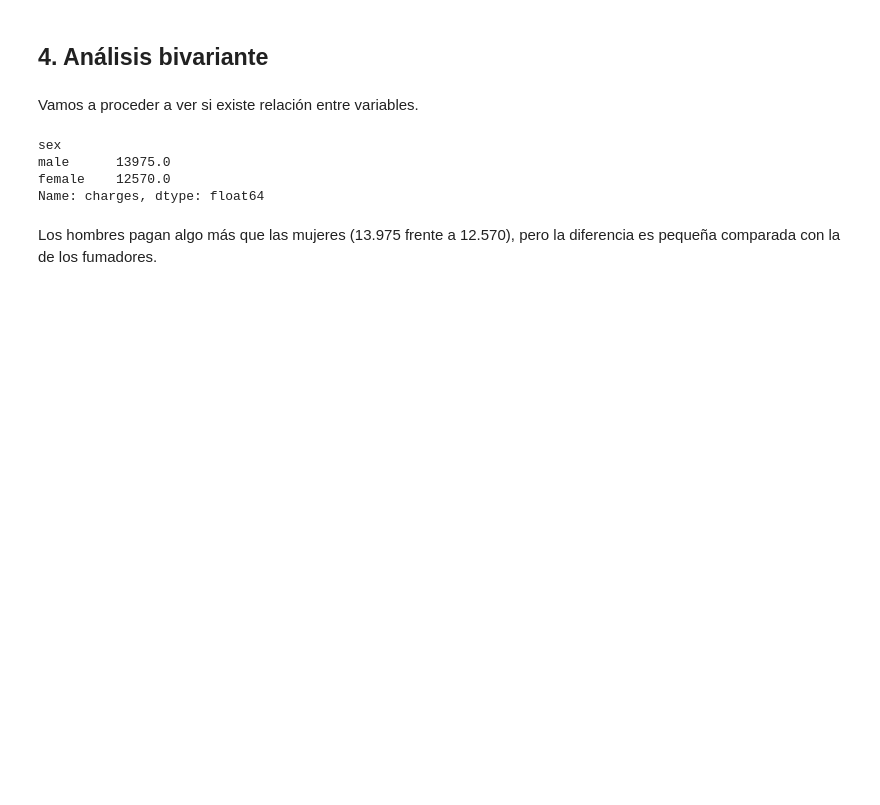
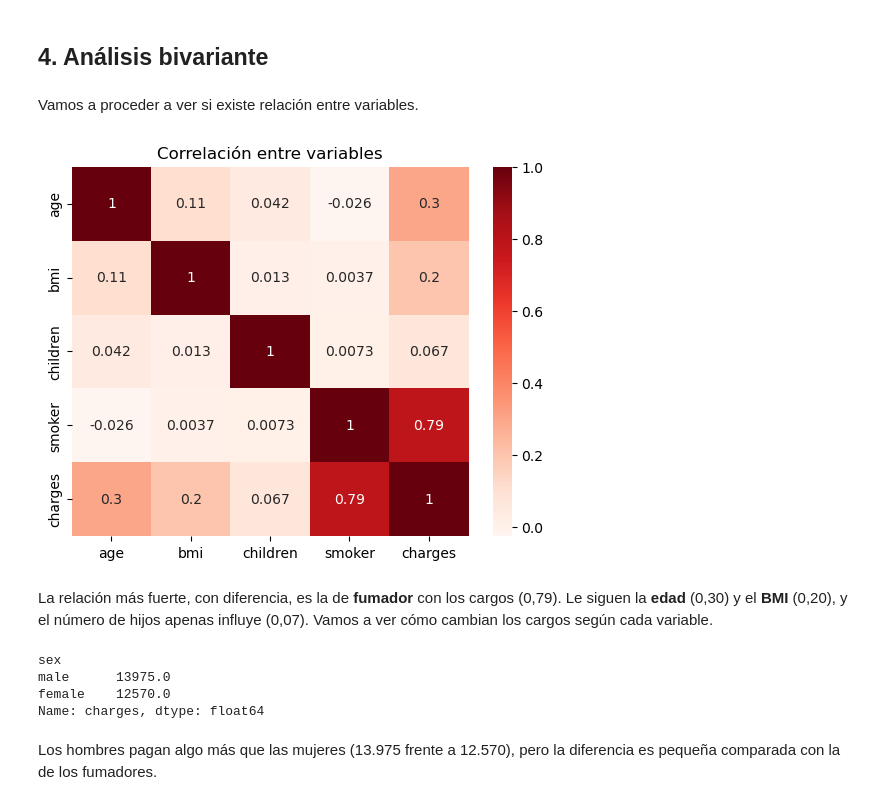
Before and after one commit to fernanditomartinez85/INSURANCE, a Jupyter notebook: Practica_final_pyspark_Fer_mez_FINAL.ipynb, the cells around one changed output. Saved outputs shown, nothing was run; the diff lists cells and outputs as text; code cells hidden in the pictures; blank space fills up the shorter version.

Commit message:
Correlación al inicio del bivariante (fumador como 1/0, justificado por la tarta) y texto del BMI más corto
Co-Authored-By: Claude Opus 5.5 <noreply@anthropic.com>

```diff
--- a/Practica_final_pyspark_Fer_mez_FINAL.ipynb
+++ b/Practica_final_pyspark_Fer_mez_FINAL.ipynb
@@ -222,6 +208,21 @@ La gran mayoría de los clientes está en el primer tramo, por debajo de unos 13
 ## 4. Análisis bivariante
 # %% [markdown]
 Vamos a proceder a ver si existe relación entre variables.
+# %%
+#En la tarta vimos que smoker solo tiene dos valores (yes/no): lo ponemos como 1 (fuma)
+#o 0 (no fuma) para poder incluirlo en la correlación
+df_num = df.copy()
+df_num['smoker'] = (df_num['smoker'] == 'yes').astype(int)
+
+#Correlación entre variables
+matriz_corr = df_num.corr().to_pandas()
+sns.heatmap(matriz_corr, annot=True, cmap='Reds')
+plt.title('Correlación entre variables')
+plt.show()
+# %% [output]
+[figure, added]
+# %% [markdown]
+La relación más fuerte, con diferencia, es la de **fumador** con los cargos (0,79). Le siguen la **edad** (0,30) y el **BMI** (0,20), y el número de hijos apenas influye (0,07). Vamos a ver cómo cambian los cargos según cada variable.
 # %%
 #Cargo medio según el sexo
 df.groupby('sex')['charges'].mean().round(0)
```
Also changed, not shown: parts of 15 cells of this notebook, 1 other file.
